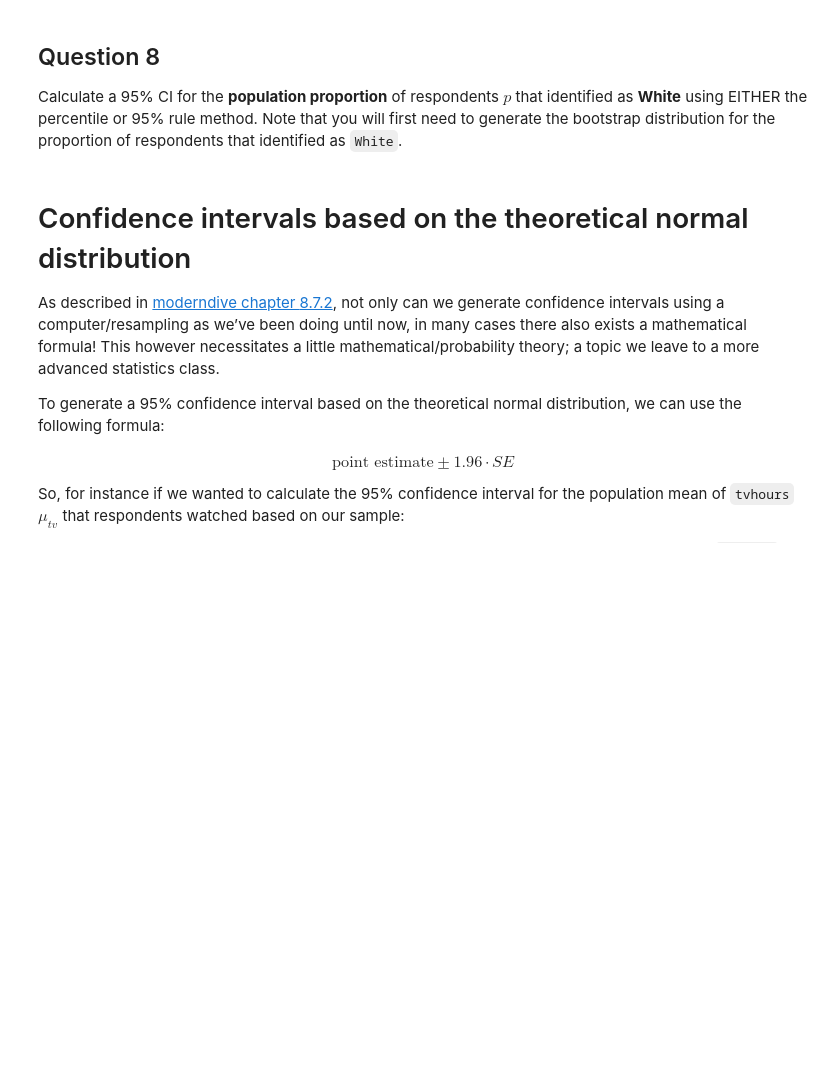
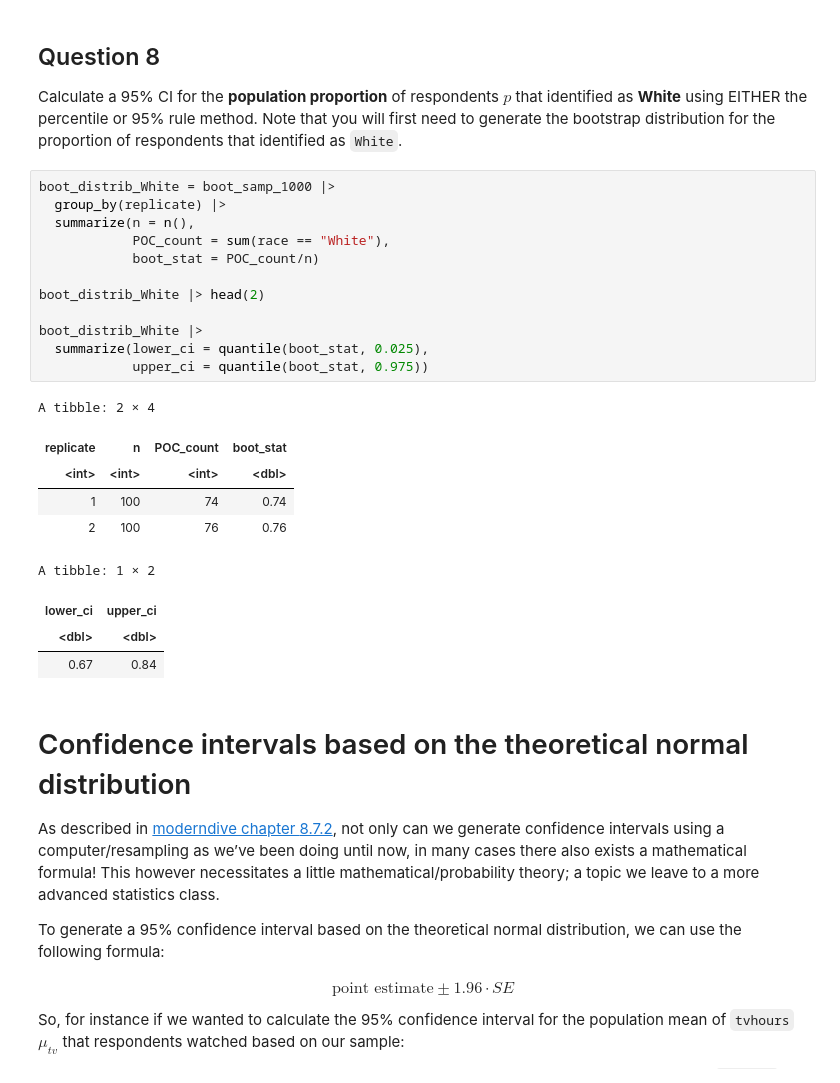
Before and after one commit to UNC-DATA-730/unit-8-assignment-dameyer, a Jupyter notebook: assignment8.ipynb, the cells around one changed output. Cells and saved outputs as stored; diff of their text form; blank space fills up the shorter version.

```diff
--- a/assignment8.ipynb
+++ b/assignment8.ipynb
@@ -446,6 +537,28 @@ that identified as **White** using EITHER the percentile or 95% rule
 method. Note that you will first need to generate the bootstrap
 distribution for the proportion of respondents that identified as
 `White`.
+# %%
+boot_distrib_White = boot_samp_1000 |>
+  group_by(replicate) |>
+  summarize(n = n(),
+            POC_count = sum(race == "White"),
+            boot_stat = POC_count/n)
+
+boot_distrib_White |> head(2)
+
+boot_distrib_White |>
+  summarize(lower_ci = quantile(boot_stat, 0.025),
+            upper_ci = quantile(boot_stat, 0.975))
+# %% [output]
+A tibble: 2 × 4
+| replicate | n | POC_count | boot_stat |
+| <int> | <int> | <int> | <dbl> |
+| 1 | 100 | 74 | 0.74 |
+| 2 | 100 | 76 | 0.76 |
+A tibble: 1 × 2
+| lower_ci | upper_ci |
+| <dbl> | <dbl> |
+| 0.67 | 0.84 |
 # %% [markdown]
 # Confidence intervals based on the theoretical normal distribution
 
```
Also changed, not shown: parts of 11 cells of this notebook.
